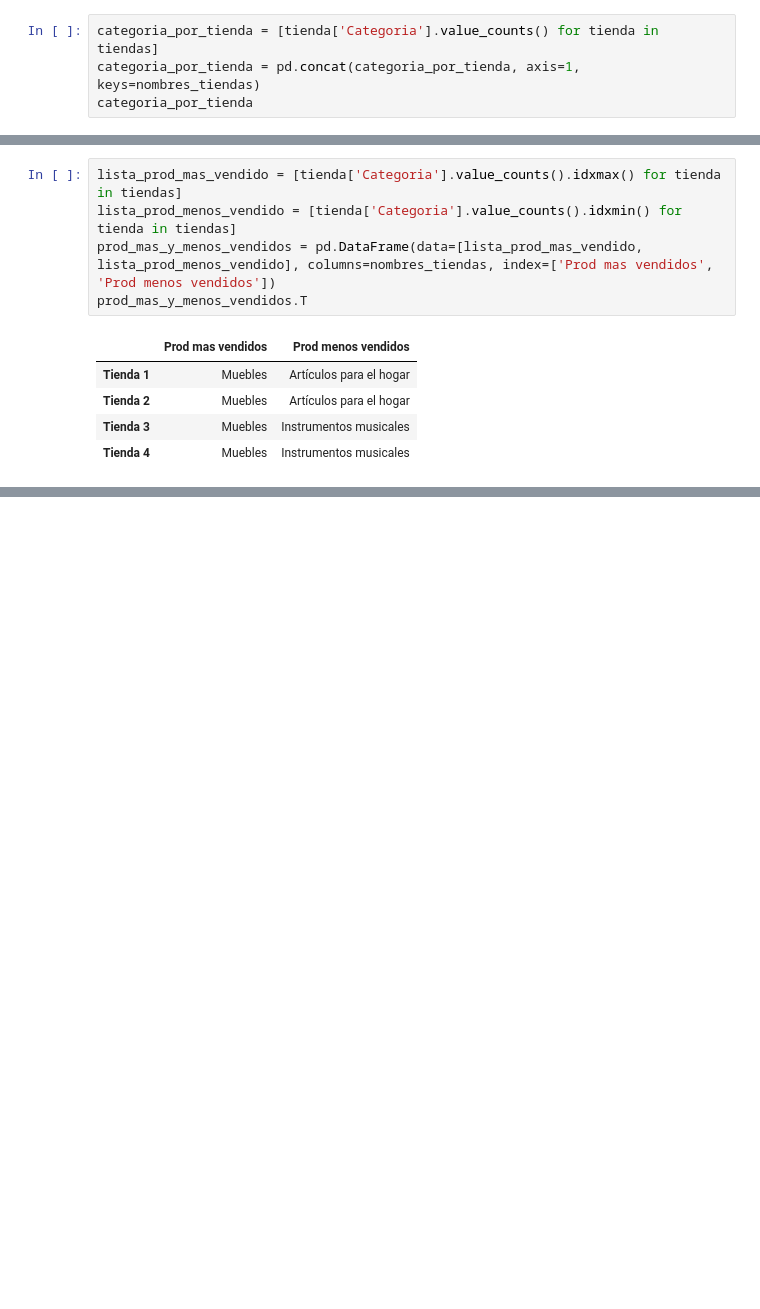
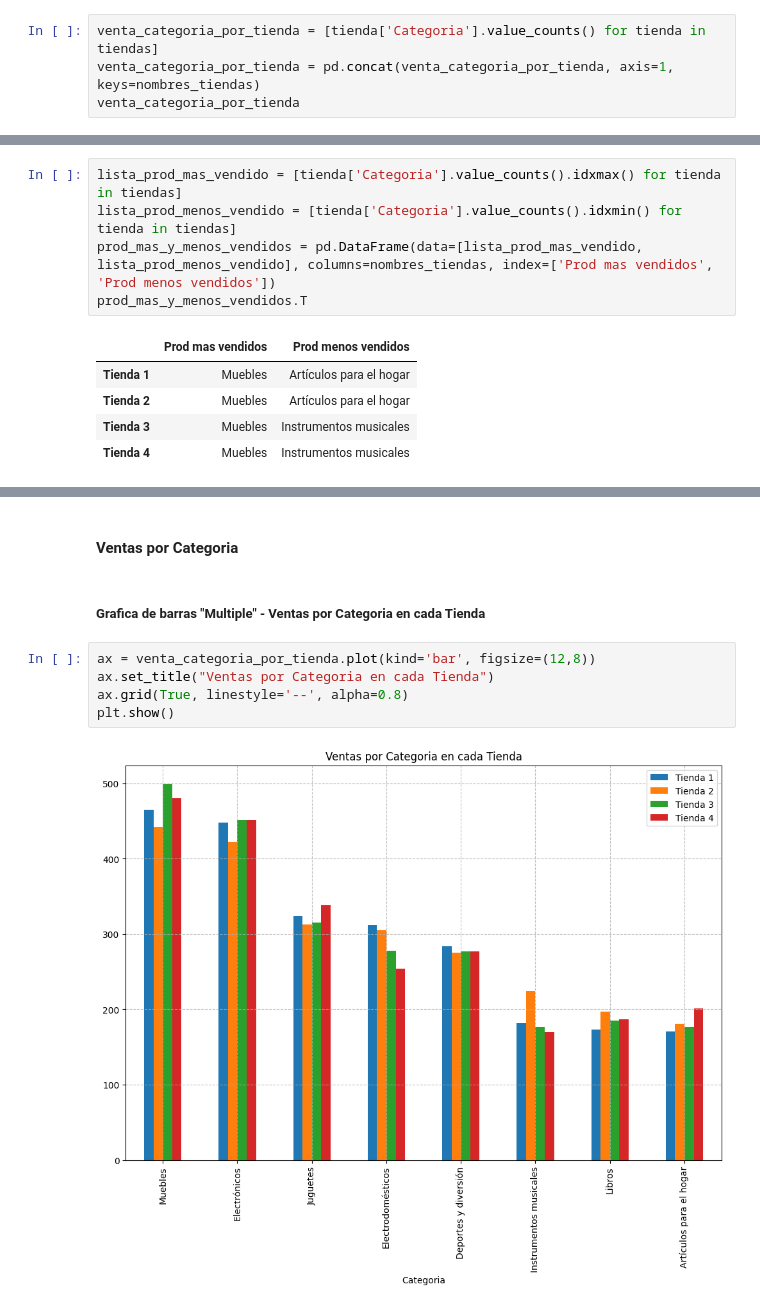
Before and after one commit to MrX7Torres/Proyecto_AluraStoreLatam, a Jupyter notebook: AluraStoreLatam.ipynb, the cells around one changed output, grey strips where cells are left out. Saved outputs shown, nothing was run; the diff lists cells and outputs as text; blank space fills up the shorter version.

```diff
--- a/AluraStoreLatam.ipynb
+++ b/AluraStoreLatam.ipynb
@@ -105,7 +107,7 @@ ingresos_por_tienda.T.style.format('{:,.0f}')
 # %%
-categoria_por_tienda = [tienda['Categoria'].value_counts() for tienda in tiendas]
-categoria_por_tienda = pd.concat(categoria_por_tienda, axis=1, keys=nombres_tiendas)
-categoria_por_tienda
+venta_categoria_por_tienda = [tienda['Categoria'].value_counts() for tienda in tiendas]
+venta_categoria_por_tienda = pd.concat(venta_categoria_por_tienda, axis=1, keys=nombres_tiendas)
+venta_categoria_por_tienda
 # %% [output]
 |  | Tienda 1 | Tienda 2 | Tienda 3 | Tienda 4 |
 | Categoria |  |  |  |  |
@@ -174,0 +209,11 @@ costo_envio_prom.T
+# %% [markdown]
+#### Ventas por Categoria
+# %% [markdown]
+##### Grafica de barras "Multiple" - Ventas por Categoria en cada Tienda
+# %%
+ax = venta_categoria_por_tienda.plot(kind='bar', figsize=(12,8))
+ax.set_title("Ventas por Categoria en cada Tienda")
+ax.grid(True, linestyle='--', alpha=0.8)
+plt.show()
+# %% [output]
+[figure, added]
```
Also changed, not shown: parts of 35 cells of this notebook.
